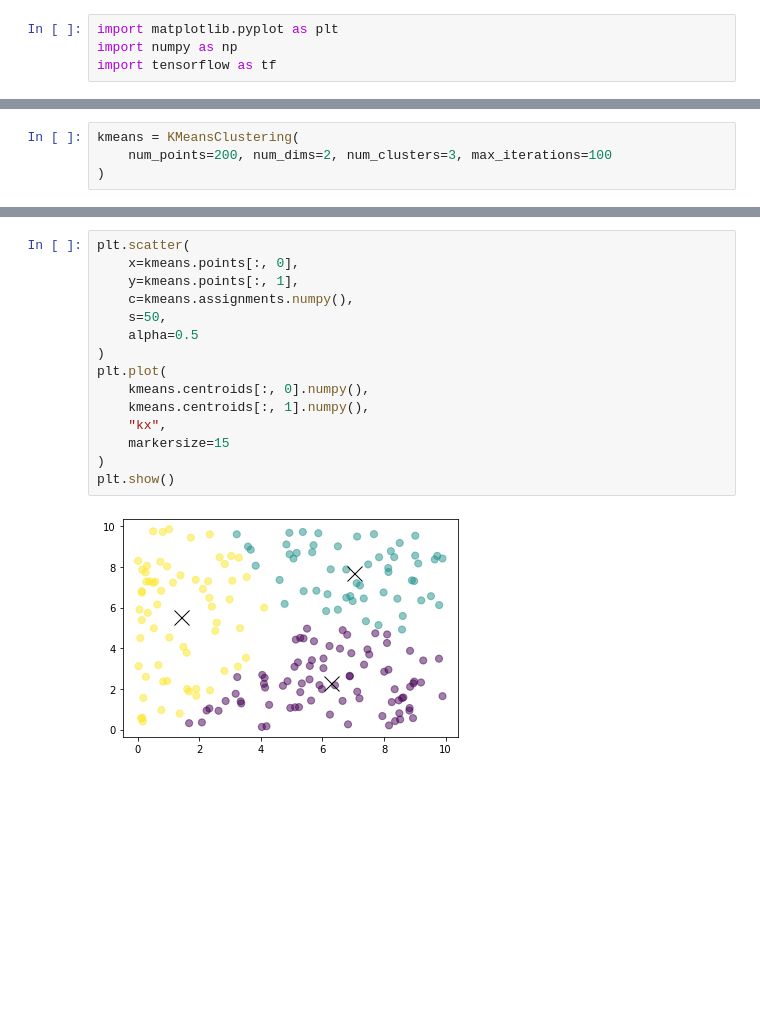
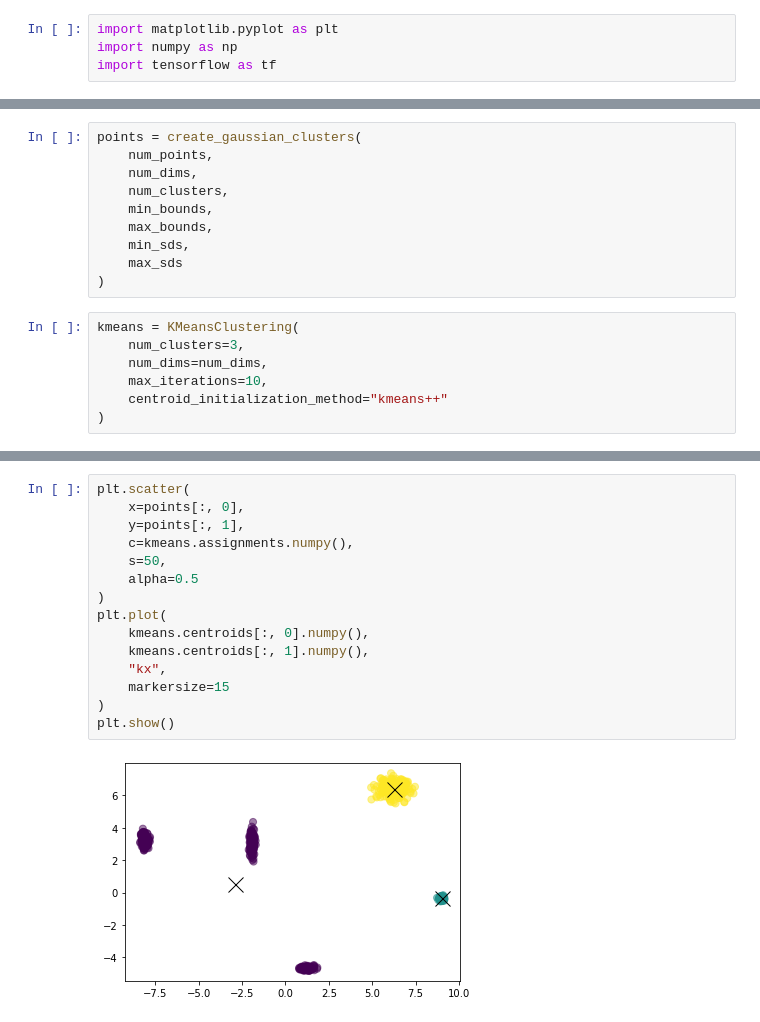
Before and after one commit to ryangillard/artificial_intelligence, a Jupyter notebook: machine_learning/clustering/kmeans/tf_kmeans/tf_kmeans_in_core.ipynb, the cells around one changed output, grey strips where cells are left out. Drawn from its saved outputs; the diff is of its cells as text; blank space fills up the shorter version.

```diff
--- a/machine_learning/clustering/kmeans/tf_kmeans/tf_kmeans_in_core.ipynb
+++ b/machine_learning/clustering/kmeans/tf_kmeans/tf_kmeans_in_core.ipynb
@@ -177,5 +550,18 @@ class KMeansClustering(object):
+# %%
+points = create_gaussian_clusters(
+    num_points,
+    num_dims,
+    num_clusters,
+    min_bounds,
+    max_bounds,
+    min_sds,
+    max_sds
+)
 # %%
 kmeans = KMeansClustering(
-    num_points=200, num_dims=2, num_clusters=3, max_iterations=100
+    num_clusters=3,
+    num_dims=num_dims,
+    max_iterations=10,
+    centroid_initialization_method="kmeans++"
 )
 # %%
@@ -211,17 +601,17 @@ array([2, 1, 1, 0, 0, 2, 0, 2, 1, 0, 0, 0, 0, 2, 0, 2, 2, 0, 2, 1, 1, 1,
 # %%
 plt.scatter(
-    x=kmeans.points[:, 0],
-    y=kmeans.points[:, 1],
+    x=points[:, 0],
+    y=points[:, 1],
     c=kmeans.assignments.numpy(),
     s=50,
     alpha=0.5
 )
 plt.plot(
     kmeans.centroids[:, 0].numpy(),
     kmeans.centroids[:, 1].numpy(),
     "kx",
     markersize=15
 )
 plt.show()
 # %% [output]
-[figure, old version]
+[figure, new version]
```
Also changed, not shown: parts of 10 cells of this notebook, 1 other file.
